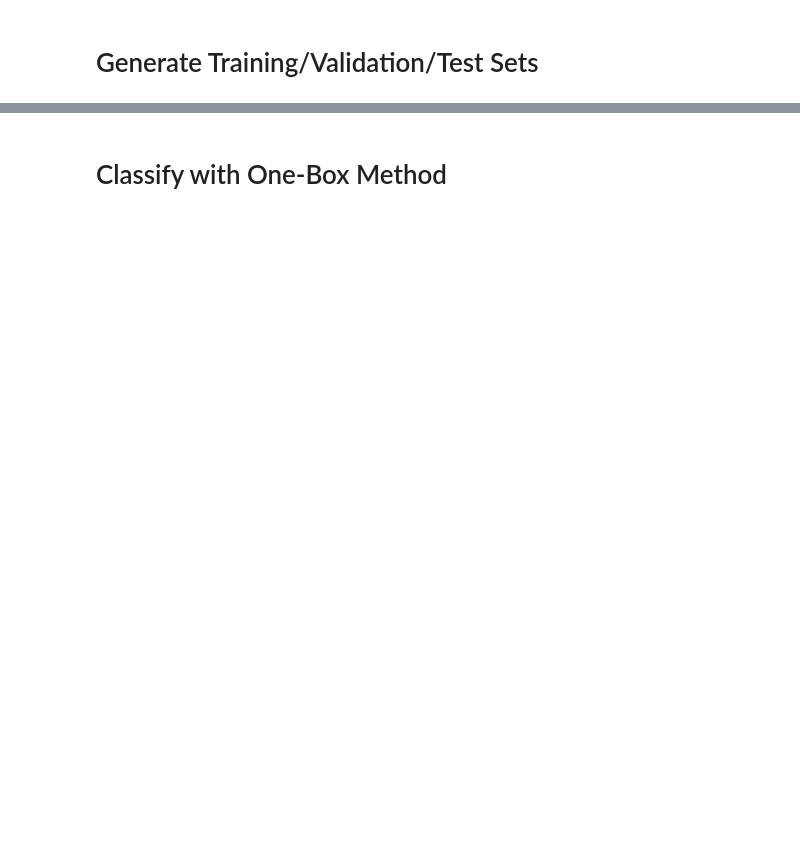
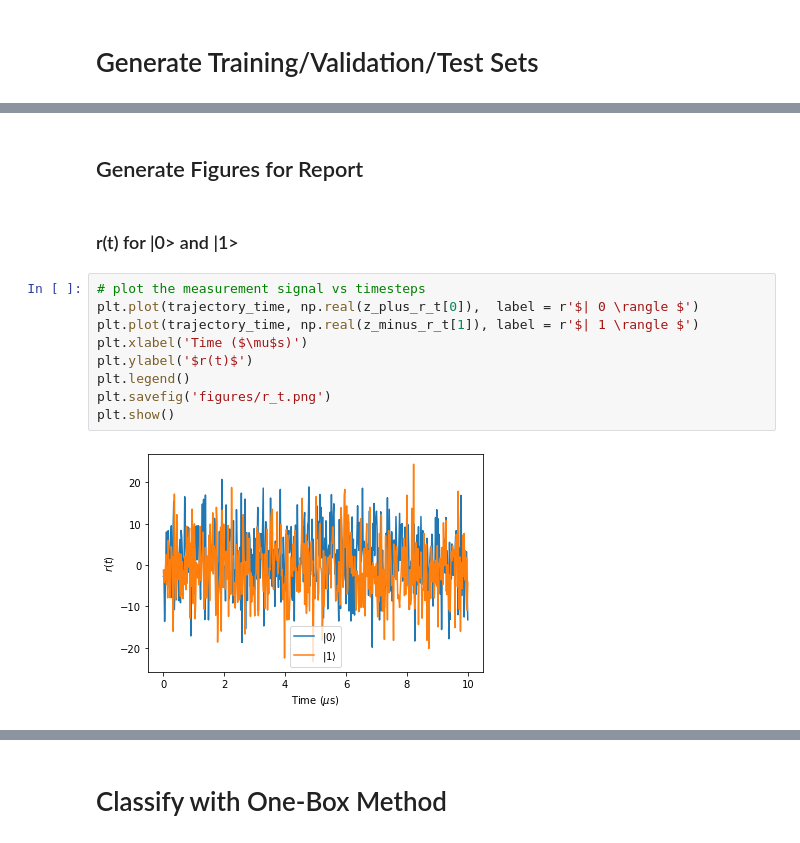
Before and after one commit to fischermoseley/readout_classifier, a Jupyter notebook: simulation.ipynb, the cells around one changed output, grey strips where cells are left out. Drawn from its saved outputs; the diff is of its cells as text; blank space fills up the shorter version.

```diff
--- a/simulation.ipynb
+++ b/simulation.ipynb
@@ -118,0 +107,15 @@ plot_trajectories(trajectory_time, z_plus_trajectories)
+# %% [markdown]
+## Generate Figures for Report
+# %% [markdown]
+### r(t) for |0&gt; and |1&gt;
+# %%
+# plot the measurement signal vs timesteps
+plt.plot(trajectory_time, np.real(z_plus_r_t[0]),  label = r'$| 0 \rangle $')
+plt.plot(trajectory_time, np.real(z_minus_r_t[1]), label = r'$| 1 \rangle $')
+plt.xlabel('Time ($\mu$s)')
+plt.ylabel('$r(t)$')
+plt.legend()
+plt.savefig('figures/r_t.png')
+plt.show()
+# %% [output]
+[figure, added]
```
Also changed, not shown: parts of 13 cells of this notebook, 7 other files.
